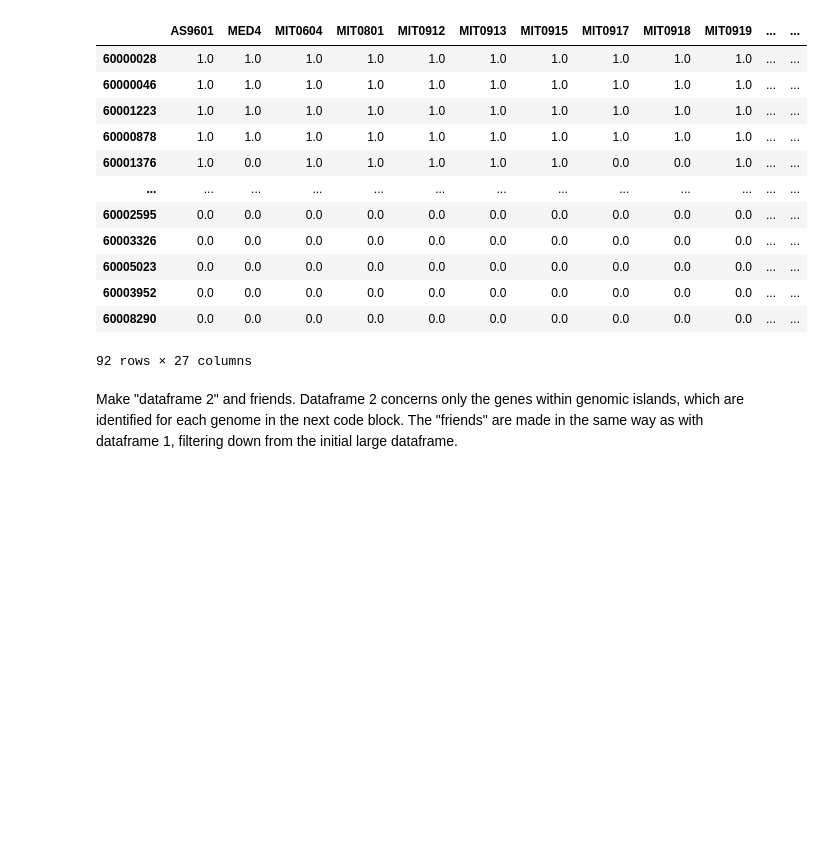
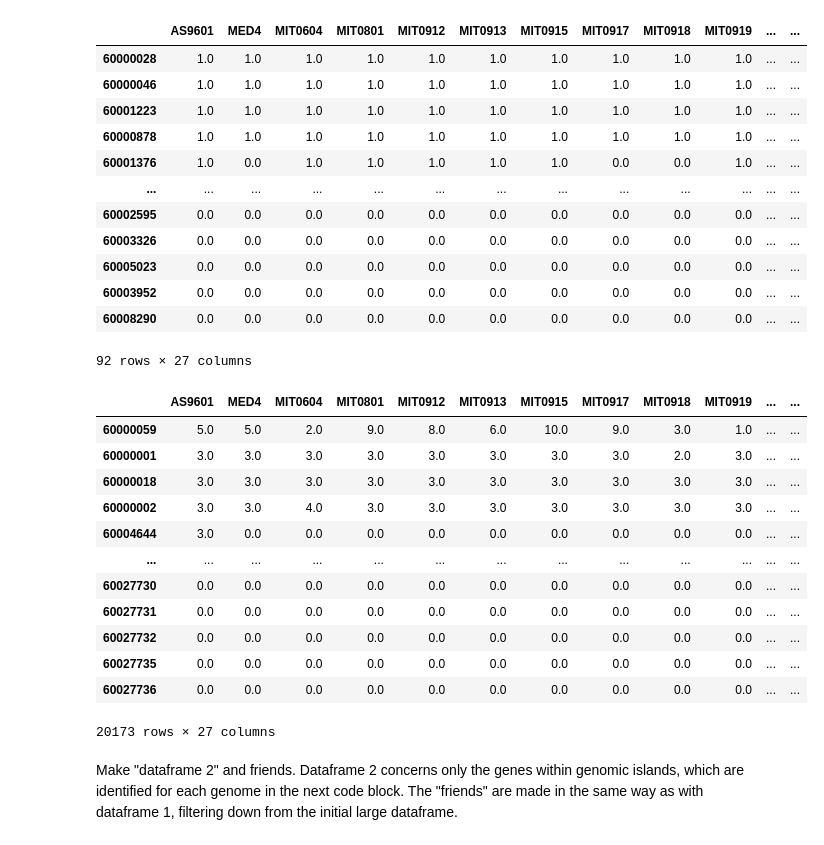
Before and after one commit to Jonahv11/cyano-serralysins, a Jupyter notebook: cycog-tree-tool/ortholog_census.ipynb, the cells around one changed output. Cells and saved outputs as stored; diff of their text form; code cells hidden in the pictures; blank space fills up the shorter version.

```diff
--- a/cycog-tree-tool/ortholog_census.ipynb
+++ b/cycog-tree-tool/ortholog_census.ipynb
@@ -131,6 +131,25 @@ display (cont_core_df1)
 | 60003952 | 0.0 | 0.0 | 0.0 | 0.0 | 0.0 | 0.0 | 0.0 | 0.0 | 0.0 | 0.0 | ... | ... |
 | 60008290 | 0.0 | 0.0 | 0.0 | 0.0 | 0.0 | 0.0 | 0.0 | 0.0 | 0.0 | 0.0 | ... | ... |
 92 rows × 27 columns
+# %%
+# dataframe with only continuous genomes, but not only pro2 genes
+contig_genes_df = df1[df1.columns[df1.columns.isin(single_contigs)]]
+# contig_df1.to_csv('../data/contigs1.csv', index=True)
+contig_genes_df
+# %% [output]
+|  | AS9601 | MED4 | MIT0604 | MIT0801 | MIT0912 | MIT0913 | MIT0915 | MIT0917 | MIT0918 | MIT0919 | ... | ... |
+| 60000059 | 5.0 | 5.0 | 2.0 | 9.0 | 8.0 | 6.0 | 10.0 | 9.0 | 3.0 | 1.0 | ... | ... |
+| 60000001 | 3.0 | 3.0 | 3.0 | 3.0 | 3.0 | 3.0 | 3.0 | 3.0 | 2.0 | 3.0 | ... | ... |
+| 60000018 | 3.0 | 3.0 | 3.0 | 3.0 | 3.0 | 3.0 | 3.0 | 3.0 | 3.0 | 3.0 | ... | ... |
+| 60000002 | 3.0 | 3.0 | 4.0 | 3.0 | 3.0 | 3.0 | 3.0 | 3.0 | 3.0 | 3.0 | ... | ... |
+| 60004644 | 3.0 | 0.0 | 0.0 | 0.0 | 0.0 | 0.0 | 0.0 | 0.0 | 0.0 | 0.0 | ... | ... |
+| ... | ... | ... | ... | ... | ... | ... | ... | ... | ... | ... | ... | ... |
+| 60027730 | 0.0 | 0.0 | 0.0 | 0.0 | 0.0 | 0.0 | 0.0 | 0.0 | 0.0 | 0.0 | ... | ... |
+| 60027731 | 0.0 | 0.0 | 0.0 | 0.0 | 0.0 | 0.0 | 0.0 | 0.0 | 0.0 | 0.0 | ... | ... |
+| 60027732 | 0.0 | 0.0 | 0.0 | 0.0 | 0.0 | 0.0 | 0.0 | 0.0 | 0.0 | 0.0 | ... | ... |
+| 60027735 | 0.0 | 0.0 | 0.0 | 0.0 | 0.0 | 0.0 | 0.0 | 0.0 | 0.0 | 0.0 | ... | ... |
+| 60027736 | 0.0 | 0.0 | 0.0 | 0.0 | 0.0 | 0.0 | 0.0 | 0.0 | 0.0 | 0.0 | ... | ... |
+20173 rows × 27 columns
 # %% [markdown]
 Make "dataframe 2" and friends. Dataframe 2 concerns only the genes within genomic islands, which are identified for each genome in the next code block. The "friends" are made in the same way as with dataframe 1, filtering down from the initial large dataframe.
 # %%
```
Also changed, not shown: parts of 1 cell of this notebook.
